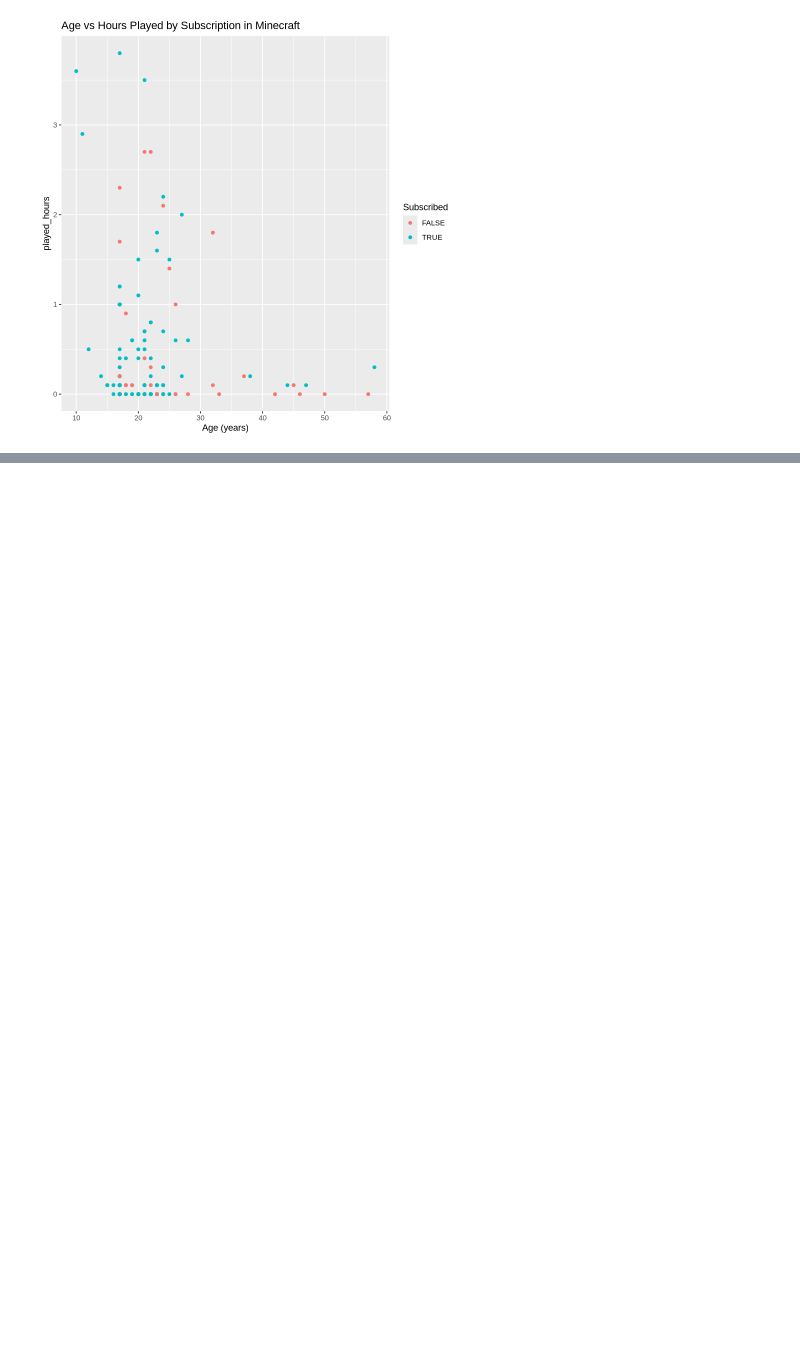
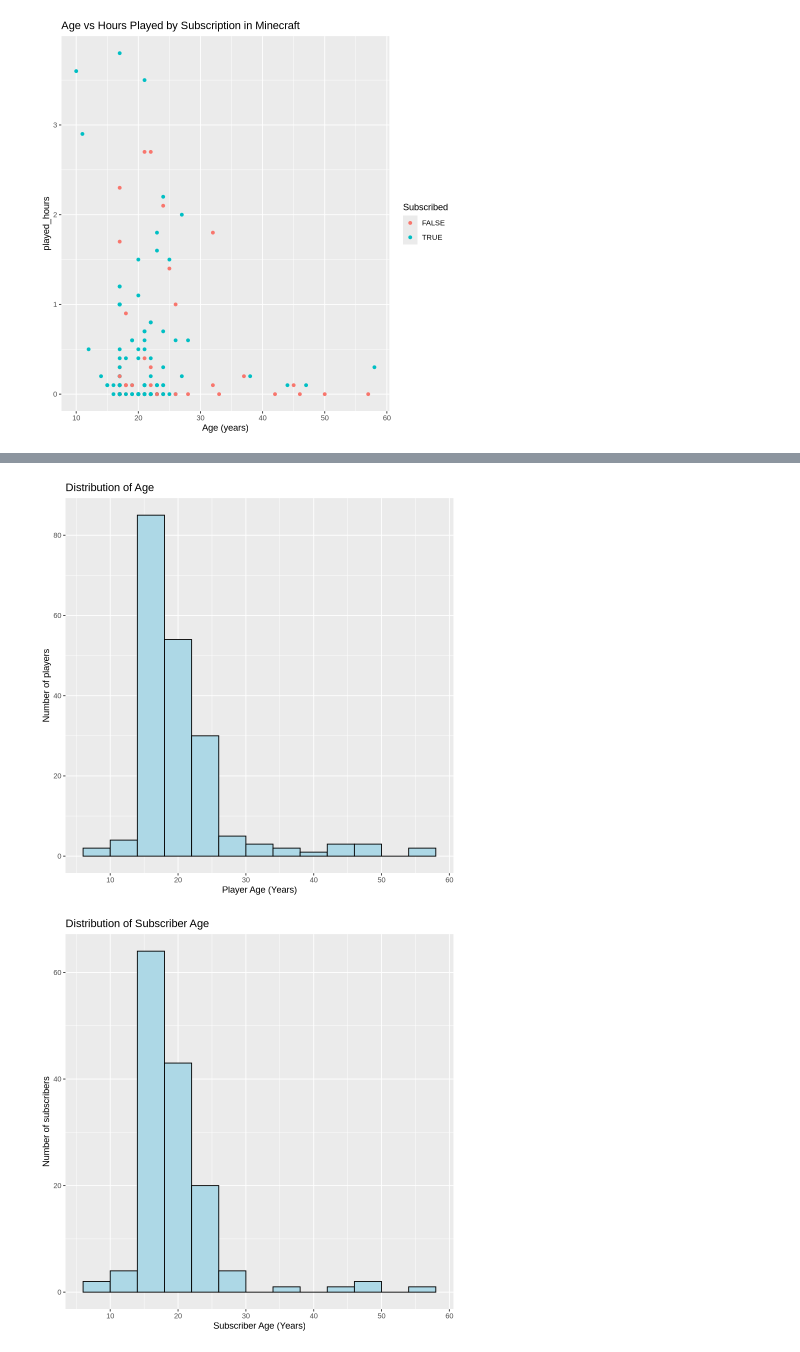
Before and after one commit to mannats74/DSCIProjectIndividual, a Jupyter notebook: DSCIProjectIndividual.ipynb, the cells around one changed output, grey strips where cells are left out. Saved outputs shown, nothing was run; the diff lists cells and outputs as text; code cells hidden in the pictures; blank space fills up the shorter version.

Commit message:
added observations from visualizations

```diff
--- a/DSCIProjectIndividual.ipynb
+++ b/DSCIProjectIndividual.ipynb
@@ -190,0 +199,12 @@ Warning message:
+# %%
+# Visualization 2: Age Histogram, Age Histogram of subscribed players and Age Histogram of not subscribed players
+ggplot(players, aes(x = Age)) +
+    geom_histogram(binwidth = 4, color = "black", fill = "lightblue") +
+    labs(title = "Distribution of Age", x = "Player Age (Years)", y = "Number of players")
+ggplot(filter(players, subscribe == "TRUE"), aes(x = Age)) +
+    geom_histogram(binwidth = 4, color = "black", fill = "lightblue") +
+    labs(title = "Distribution of Subscriber Age", x = "Subscriber Age (Years)", y = "Number of subscribers")
+ggplot(filter(players, subscribe == "FALSE"), aes(x = Age)) +
+    geom_histogram(binwidth = 4, color = "black", fill = "lightblue") +
+    labs(title = "Distribution of Non Subscriber Age", x = "Non Subscriber Age (Years)", y = "Number of non subscribers")
+# %% [output]
@@ -190,0 +215,2 @@ Warning message:
+[figure, added]
+[figure, added]
```
Also changed, not shown: parts of 7 cells of this notebook.
